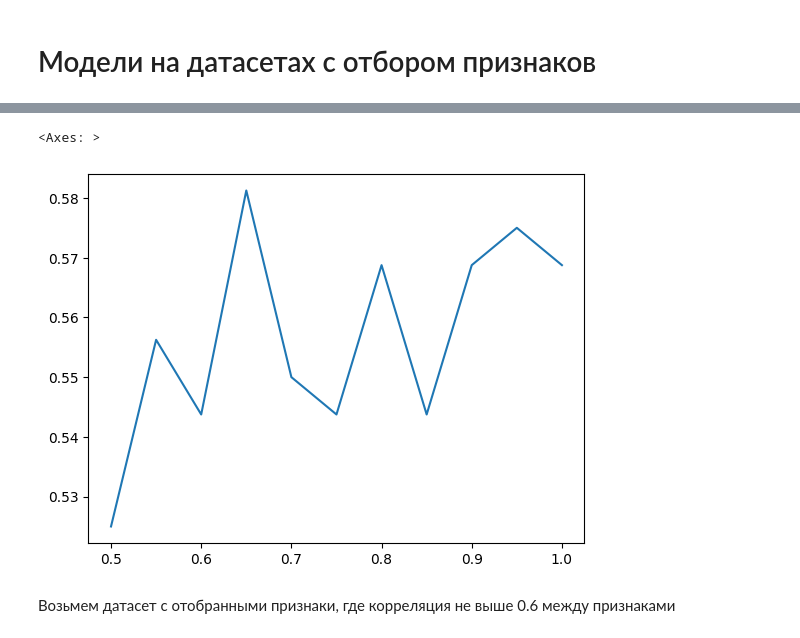
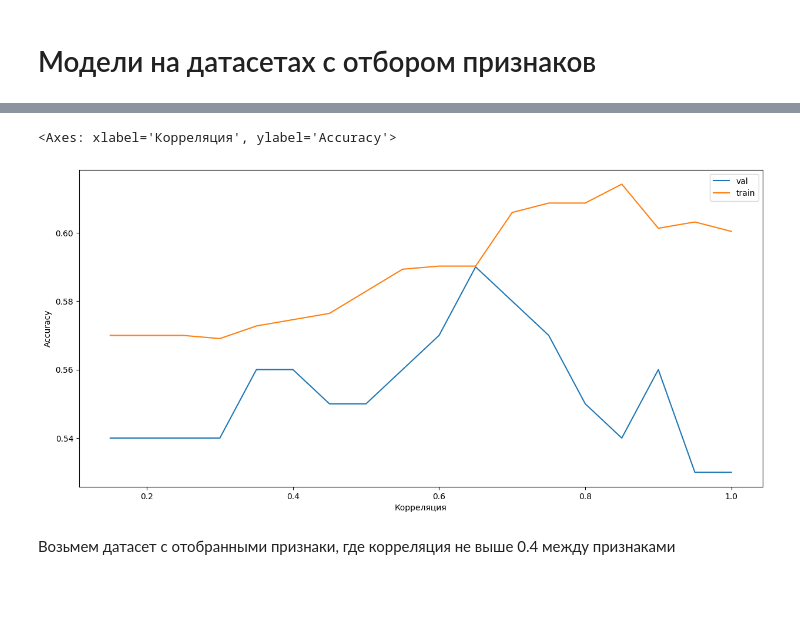
Before and after one commit to hse-mlds-2023-epl-prediction/annual-project, a Jupyter notebook: ML/official/catboost/model_1.ipynb, the cells around one changed output, grey strips where cells are left out. Saved outputs shown, nothing was run; the diff lists cells and outputs as text; code cells hidden in the pictures; blank space fills up the shorter version.

Commit message:
fix: fix model catboost

```diff
--- a/ML/official/catboost/model_1.ipynb
+++ b/ML/official/catboost/model_1.ipynb
@@ -93,19 +99,30 @@ thrs = [i/100 for i in range(100, 45, -5)] # Список значений ко
 # %%
-acc_score = []
+acc_score_val, acc_score_train = [], []
 for thr in tqdm(thrs):
 
 
     df_temp = rm_high_corr_feat(df, thr, 6)
 
-    x_train, y_train, x_val, y_val = split_data(df_temp, 'gameweek_compSeason_label', 'team_1_hue')
 
-    model_temp = CatBoostClassifier(iterations=3000)
+    train = df_temp.iloc[n:, :]
+    val = df_temp.iloc[:n, :]
+
+    y_train = train['team_1_hue']
+    x_train = train.drop('team_1_hue', axis=1)
+
+    y_val = val['team_1_hue']
+    x_val = val.drop('team_1_hue', axis=1)
+
+    model_temp = CatBoostClassifier(iterations=2000, learning_rate=0.0005, loss_function='MultiClass')
     model_temp.fit(x_train, y_train, cat_features=cat, verbose=False)
 
     pred_temp = model_temp.predict(x_val)
+    pred_temp_train = model_temp.predict(x_train)
 
     score_temp = accuracy_score(pred_temp, y_val)
+    score_temp_train = accuracy_score(pred_temp_train, y_train)
 
-    print(f'thr: {thr}\naccuracy: {np.round(score_temp, 3)}\nпризнаков: {df_temp.shape[1]}\n')
+    #print(f'thr: {thr}\naccuracy: {np.round(score_temp, 3)}\nпризнаков: {df_temp.shape[1]}\n')
 
-    acc_score.append(score_temp)
+    acc_score_val.append(score_temp)
+    acc_score_train.append(score_temp_train)
@@ -146,7 +129,12 @@ accuracy: 0.525
-# %%
-sns.lineplot(x=thrs, y=acc_score)
-# %% [output]
-<Axes: >
-[figure, removed]
+# %%
+plt.figure(figsize=(15, 7))
+plt.xlabel('Корреляция')
+plt.ylabel('Accuracy')
+
+sns.lineplot(x=thrs, y=acc_score_val, label='val')
+sns.lineplot(x=thrs, y=acc_score_train, label='train')
+# %% [output]
+<Axes: xlabel='Корреляция', ylabel='Accuracy'>
+[figure, added]
 # %% [markdown]
-Возьмем датасет с отобранными признаки, где корреляция не выше 0.6 между признаками
+Возьмем датасет с отобранными признаки, где корреляция не выше 0.4 между признаками
```
Also changed, not shown: parts of 23 cells of this notebook, 13 other files.
